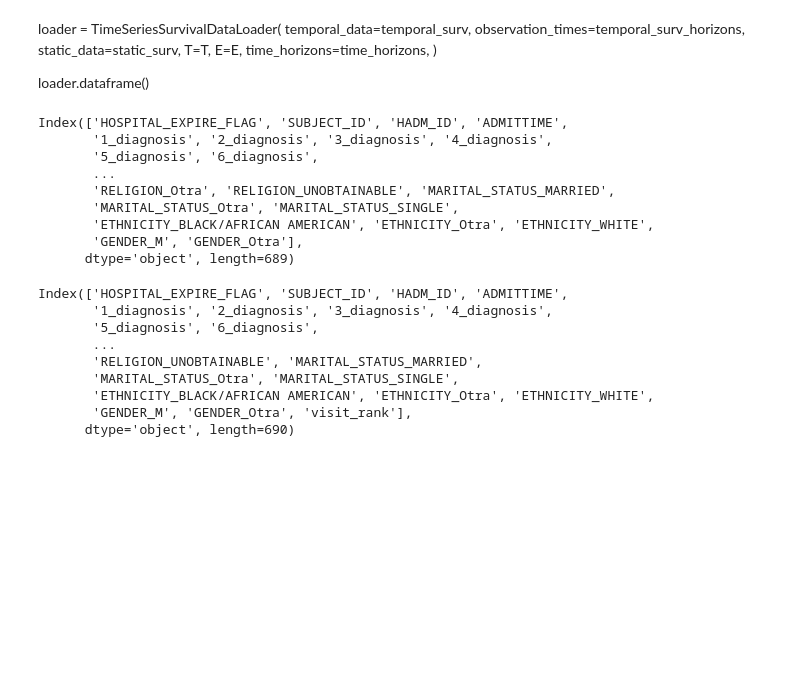
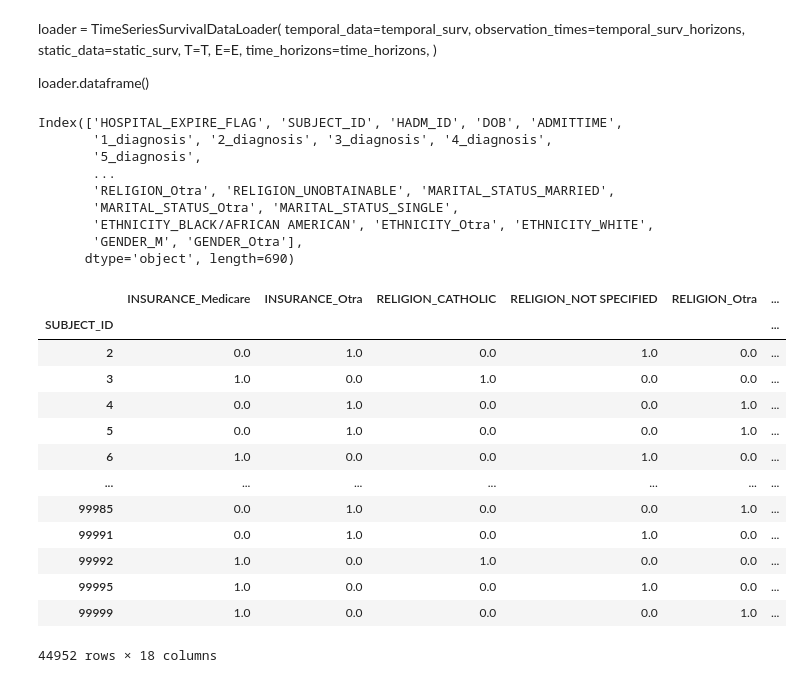
Before and after one commit to cynthia166/Synthetic-Data-Deep-Learning, a Jupyter notebook: concat_preprocess.ipynb, the cells around one changed output. Cells and saved outputs as stored; diff of their text form; code cells hidden in the pictures; blank space fills up the shorter version.

```diff
--- a/concat_preprocess.ipynb
+++ b/concat_preprocess.ipynb
@@ -394,7 +18,16 @@ AttributeError: 'NoneType' object has no attribute 'split'
 import pandas as pd
 df =  pd.read_csv('generative_input/input_onehot_encoding.csv')
 adm = pd.read_csv('./data/data_preprocess_nonfilteres.csv')
-res = pd.merge(adm[["HOSPITAL_EXPIRE_FLAG","SUBJECT_ID","HADM_ID"]],df, on=["SUBJECT_ID","HADM_ID"], how='right')
+res = pd.merge(adm[["HOSPITAL_EXPIRE_FLAG","SUBJECT_ID","HADM_ID","DOB"]],df, on=["SUBJECT_ID","HADM_ID"], how='right')
+# Limitar las fechas a un rango permitido
+
+# Ahora deberías poder restar las fechas sin problemas
+
+res['ADMITTIME'] = pd.to_datetime(res['ADMITTIME'])
+#res['DOB'] = pd.to_datetime(res['DOB'], format='%Y-%m-%d %H:%M:%S')
+#res['DOB'] = pd.to_datetime(res['DOB'])
+
+
 res = res.fillna(0)
 outcome =  res.groupby('SUBJECT_ID')['HOSPITAL_EXPIRE_FLAG'].max()
 
@@ -434,12 +67,12 @@ loader.dataframe()
 # %%
 res.columns
 # %% [output]
-Index(['HOSPITAL_EXPIRE_FLAG', 'SUBJECT_ID', 'HADM_ID', 'ADMITTIME',
+Index(['HOSPITAL_EXPIRE_FLAG', 'SUBJECT_ID', 'HADM_ID', 'DOB', 'ADMITTIME',
        '1_diagnosis', '2_diagnosis', '3_diagnosis', '4_diagnosis',
-       '5_diagnosis', '6_diagnosis',
+       '5_diagnosis',
        ...
        'RELIGION_Otra', 'RELIGION_UNOBTAINABLE', 'MARITAL_STATUS_MARRIED',
        'MARITAL_STATUS_Otra', 'MARITAL_STATUS_SINGLE',
        'ETHNICITY_BLACK/AFRICAN AMERICAN', 'ETHNICITY_Otra', 'ETHNICITY_WHITE',
        'GENDER_M', 'GENDER_Otra'],
-      dtype='object', length=689)
+      dtype='object', length=690)
@@ -456,2 +79,37 @@ static_data = ['ADMISSION_TYPE', 'ADMISSION_LOCATION',
+# %%
+# Lista de nombres de columnas a buscar
+static_data = ['INSURANCE',  'RELIGION',
+                'MARITAL_STATUS', 'ETHNICITY','GENDER', 'SUBJECT_ID','LOSRD_sum',
+
+ 'LOSRD_avg',
+ 'L_1s_last_p1',
+ ]
+
+
+# Filtra las columnas
+
+# Filtra las columnas
+filtered_df = pd.concat([df.filter(like=term) for term in static_data], axis=1)
+# %%
+cols_s = filtered_df.columns
+# %%
+static = res.groupby('SUBJECT_ID')[cols_s].last()
+# %%
+static
+# %% [output]
+|  | INSURANCE_Medicare | INSURANCE_Otra | RELIGION_CATHOLIC | RELIGION_NOT SPECIFIED | RELIGION_Otra | ... |
+| SUBJECT_ID |  |  |  |  |  | ... |
+| 2 | 0.0 | 1.0 | 0.0 | 1.0 | 0.0 | ... |
+| 3 | 1.0 | 0.0 | 1.0 | 0.0 | 0.0 | ... |
+| 4 | 0.0 | 1.0 | 0.0 | 0.0 | 1.0 | ... |
+| 5 | 0.0 | 1.0 | 0.0 | 0.0 | 1.0 | ... |
+| 6 | 1.0 | 0.0 | 0.0 | 1.0 | 0.0 | ... |
+| ... | ... | ... | ... | ... | ... | ... |
+| 99985 | 0.0 | 1.0 | 0.0 | 0.0 | 1.0 | ... |
+| 99991 | 0.0 | 1.0 | 0.0 | 1.0 | 0.0 | ... |
+| 99992 | 1.0 | 0.0 | 1.0 | 0.0 | 0.0 | ... |
+| 99995 | 1.0 | 0.0 | 0.0 | 1.0 | 0.0 | ... |
+| 99999 | 1.0 | 0.0 | 0.0 | 0.0 | 1.0 | ... |
+44952 rows × 18 columns
 # %%
 # crear visit ranks
@@ -470,13 +140 @@ max_visits = res['visit_rank'].max()
 temporal_surv = [res[res['visit_rank'] == i] for i in range(1, max_visits + 1)]
-# %%
-temporal_surv[0].columns
-# %% [output]
-Index(['HOSPITAL_EXPIRE_FLAG', 'SUBJECT_ID', 'HADM_ID', 'ADMITTIME',
-       '1_diagnosis', '2_diagnosis', '3_diagnosis', '4_diagnosis',
-       '5_diagnosis', '6_diagnosis',
-       ...
-       'RELIGION_UNOBTAINABLE', 'MARITAL_STATUS_MARRIED',
-       'MARITAL_STATUS_Otra', 'MARITAL_STATUS_SINGLE',
-       'ETHNICITY_BLACK/AFRICAN AMERICAN', 'ETHNICITY_Otra', 'ETHNICITY_WHITE',
-       'GENDER_M', 'GENDER_Otra', 'visit_rank'],
-      dtype='object', length=690)
```
Also changed, not shown: parts of 61 cells of this notebook, 1 other file.
